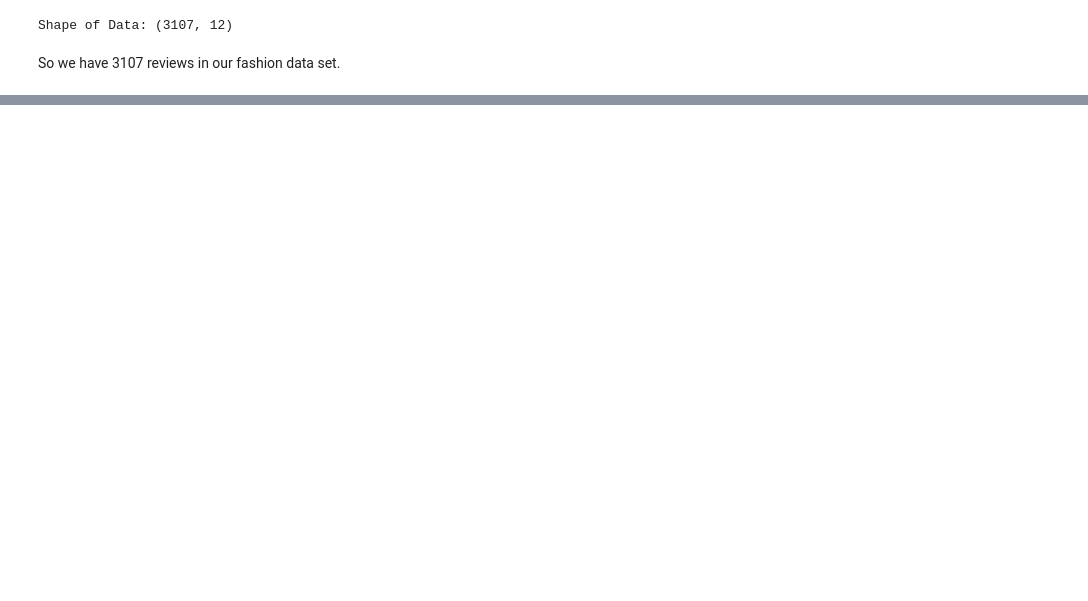
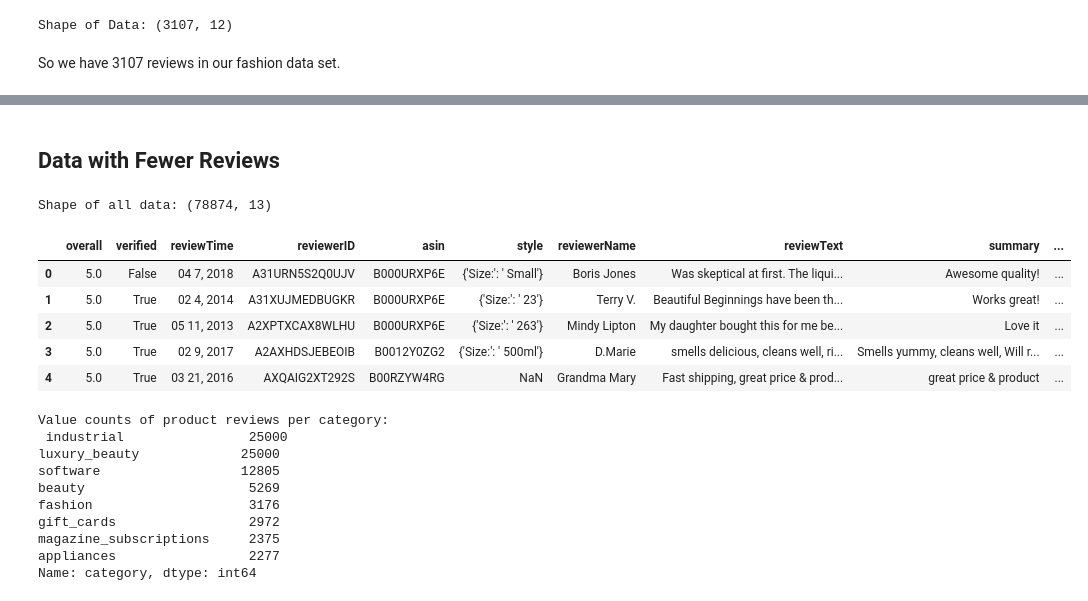
Before and after one commit to pavsingh7/Masters-Dissertation, a Jupyter notebook: Code/data_load.ipynb, the cells around one changed output, grey strips where cells are left out. Cells and saved outputs as stored; diff of their text form; code cells hidden in the pictures; blank space fills up the shorter version.

Commit message:
done data loadings

```diff
--- a/Code/data_load.ipynb
+++ b/Code/data_load.ipynb
@@ -551,0 +194,13 @@ print("Value Counts of products per Category (batch 8):\n", metadata_df_batch8['
+# %%
+# review data
+def read_file(filename, category):
+    num_lines = sum(1 for line in open(filename))
+    selected_lines = set()
+    while len(selected_lines) < min(25000, num_lines):
+        line_num = random.randint(1, num_lines)
+        if line_num not in selected_lines:
+            selected_lines.add(line_num)
+            line = linecache.getline(filename, line_num)
+            selected_data = json.loads(line)
+            selected_data['category'] = category
+            yield selected_data
@@ -551,0 +216,51 @@ print("Value Counts of products per Category (batch 8):\n", metadata_df_batch8['
+# %% [markdown]
+## Data with Fewer Reviews
+# %%
+# initialise data list
+data = []
+
+# category files - smaller reviews
+beauty = "/Users/pavansingh/Desktop/Amazon Review Data/All_Beauty_5.json"
+fashion = "/Users/pavansingh/Desktop/Amazon Review Data/AMAZON_FASHION_5.json"
+appliances = "/Users/pavansingh/Desktop/Amazon Review Data/Appliances_5.json"
+gift_cards = "/Users/pavansingh/Desktop/Amazon Review Data/Gift_Cards_5.json"
+industrial = "/Users/pavansingh/Desktop/Amazon Review Data/Industrial_and_Scientific_5.json"
+luxury_beauty = "/Users/pavansingh/Desktop/Amazon Review Data/Luxury_Beauty_5.json"
+magazine_subscriptions = "/Users/pavansingh/Desktop/Amazon Review Data/Magazine_Subscriptions_5.json"
+software = "/Users/pavansingh/Desktop/Amazon Review Data/Software_5.json"
+
+# load each file and join into dataframe
+for category, filename in [('beauty', beauty), ('fashion', fashion), ('appliances', appliances), ('gift_cards', gift_cards), ('industrial', industrial), ('luxury_beauty', luxury_beauty), ('magazine_subscriptions', magazine_subscriptions), ('software', software)]:
+    for selected_data in read_file(filename, category):
+        data.append(selected_data)
+
+# make it into a dataframe
+data_with_less_reviews = pd.DataFrame(data)
+
+# show the dataframe
+print("Shape of all data:", data_with_less_reviews.shape)
+display(data_with_less_reviews.head(5))
+
+# save data_with_less_reviews to csv called few_revs.csv in folder Data
+data_with_less_reviews.to_csv('Data/few_revs.csv')
+
+# category value counts
+print("Value counts of product reviews per category:\n",data_with_less_reviews['category'].value_counts())
+# %% [output]
+Shape of all data: (78874, 13)
+|  | overall | verified | reviewTime | reviewerID | asin | style | reviewerName | reviewText | summary | ... |
+| 0 | 5.0 | False | 04 7, 2018 | A31URN5S2Q0UJV | B000URXP6E | {'Size:': ' Small'} | Boris Jones | Was skeptical at first. The liqui... | Awesome quality! | ... |
+| 1 | 5.0 | True | 02 4, 2014 | A31XUJMEDBUGKR | B000URXP6E | {'Size:': ' 23'} | Terry V. | Beautiful Beginnings have been th... | Works great! | ... |
+| 2 | 5.0 | True | 05 11, 2013 | A2XPTXCAX8WLHU | B000URXP6E | {'Size:': ' 263'} | Mindy Lipton | My daughter bought this for me be... | Love it | ... |
+| 3 | 5.0 | True | 02 9, 2017 | A2AXHDSJEBEOIB | B0012Y0ZG2 | {'Size:': ' 500ml'} | D.Marie | smells delicious, cleans well, ri... | Smells yummy, cleans well, Will r... | ... |
+| 4 | 5.0 | True | 03 21, 2016 | AXQAIG2XT292S | B00RZYW4RG | NaN | Grandma Mary | Fast shipping, great price & prod... | great price & product | ... |
+Value counts of product reviews per category:
+ industrial                25000
+luxury_beauty             25000
+software                  12805
+beauty                     5269
+fashion                    3176
+gift_cards                 2972
+magazine_subscriptions     2375
+appliances                 2277
+Name: category, dtype: int64
```
Also changed, not shown: parts of 66 cells of this notebook, 3 other files.
